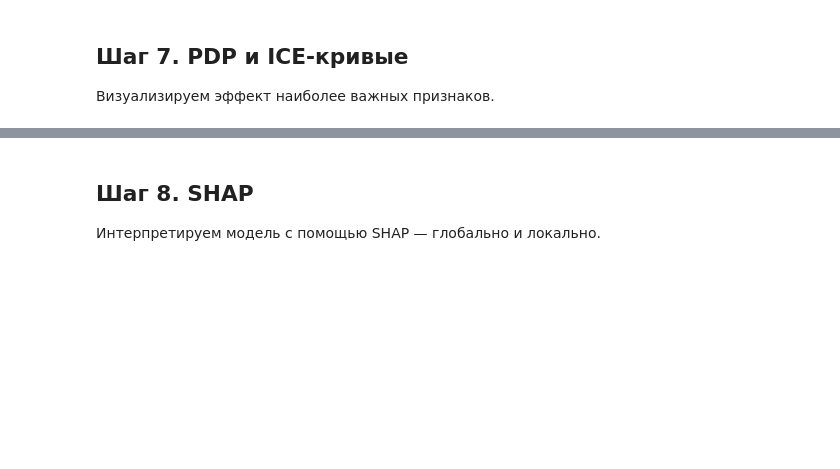
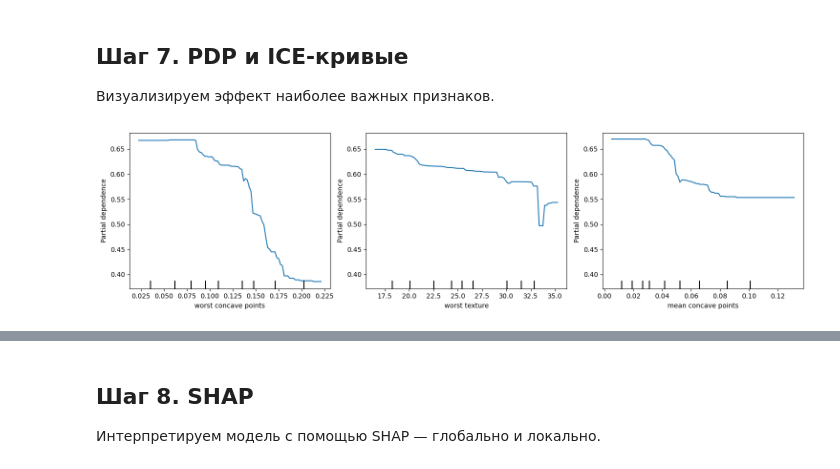
Before and after one commit to SYaroslav0/ml-yara-homework, a Jupyter notebook: hw11/hp_interp_practice_student.ipynb, the cells around one changed output, grey strips where cells are left out. Saved outputs shown, nothing was run; the diff lists cells and outputs as text; code cells hidden in the pictures; blank space fills up the shorter version.

```diff
--- a/hw11/hp_interp_practice_student.ipynb
+++ b/hw11/hp_interp_practice_student.ipynb
@@ -371,12 +366,44 @@ plt.show()
 # ╔══════════════════════════════════════════════════════════════╗
 # ║  ЗАДАНИЕ 6б: Сравните Permutation Importance                 ║
 # ║  с встроенной feature_importances_ RandomForest              ║
-# ║  Совпадает ли порядок топ-5 признаков?                       ║
+# ║  Совпадает ли порядок топ-5 признаков? Ответ: нет            ║
 # ║  Если нет — как вы это объясняете?                           ║
 # ╚══════════════════════════════════════════════════════════════╝
 
+
 # YOUR CODE HERE
 
+pi_result = permutation_importance(
+    best_rf,
+    X_test,
+    y_test,
+    n_repeats=10,
+    random_state=42,
+    scoring='f1_macro'
+)
+
+pi_df = pd.DataFrame({
+    'feature': X.columns,
+    'pi_mean': pi_result.importances_mean,
+    'pi_std': pi_result.importances_std
+}).sort_values(by='pi_mean', ascending=False)
+
+rf_df = pd.DataFrame({
+    'feature': X.columns,
+    'rf_importance': best_rf.feature_importances_
+}).sort_values(by='rf_importance', ascending=False)
+
+top5_pi = pi_df.head(5)
+top5_rf = rf_df.head(5)
+
+print("Top-5 Permutation Importance:")
+display(top5_pi)
+
+print("Top-5 RF feature_importances_:")
+display(top5_rf)
+
+
+print(set(top5_pi['feature']) == set(top5_rf['feature']))
 # Вопрос для размышления:
 # Некоторые признаки имеют высокий PI, но низкую встроенную важность,
 # или наоборот. Что это может означать?
@@ -387,20 +436,24 @@ plt.show()
 # %%
 from sklearn.inspection import PartialDependenceDisplay
 
 # ╔══════════════════════════════════════════════════════════════╗
 # ║  ЗАДАНИЕ 7а: Постройте PDP для топ-3 признаков по PI         ║
 # ║  Используйте PartialDependenceDisplay.from_estimator         ║
 # ║  kind='average' для PDP                                      ║
 # ╚══════════════════════════════════════════════════════════════╝
 
 # Определите индексы топ-3 признаков по PI
-top3_idx = # YOUR CODE HERE
+top_3_pi = pi_df.head(3)
+top3_idx = top_3_pi['feature'].tolist()# YOUR CODE HERE
 
 # Постройте PDP
 fig, ax = plt.subplots(1, 3, figsize=(15, 4))
 # YOUR CODE HERE
+PartialDependenceDisplay.from_estimator(estimator=best_rf, X=X_test, features=top3_idx, kind='average', ax=ax)
 plt.tight_layout()
 plt.show()
+# %% [output]
+[figure, added]
 # %%
 # ╔══════════════════════════════════════════════════════════════╗
 # ║  ЗАДАНИЕ 7б: Постройте ICE-кривые для самого важного признака║
```
Also changed, not shown: parts of 14 cells of this notebook.
